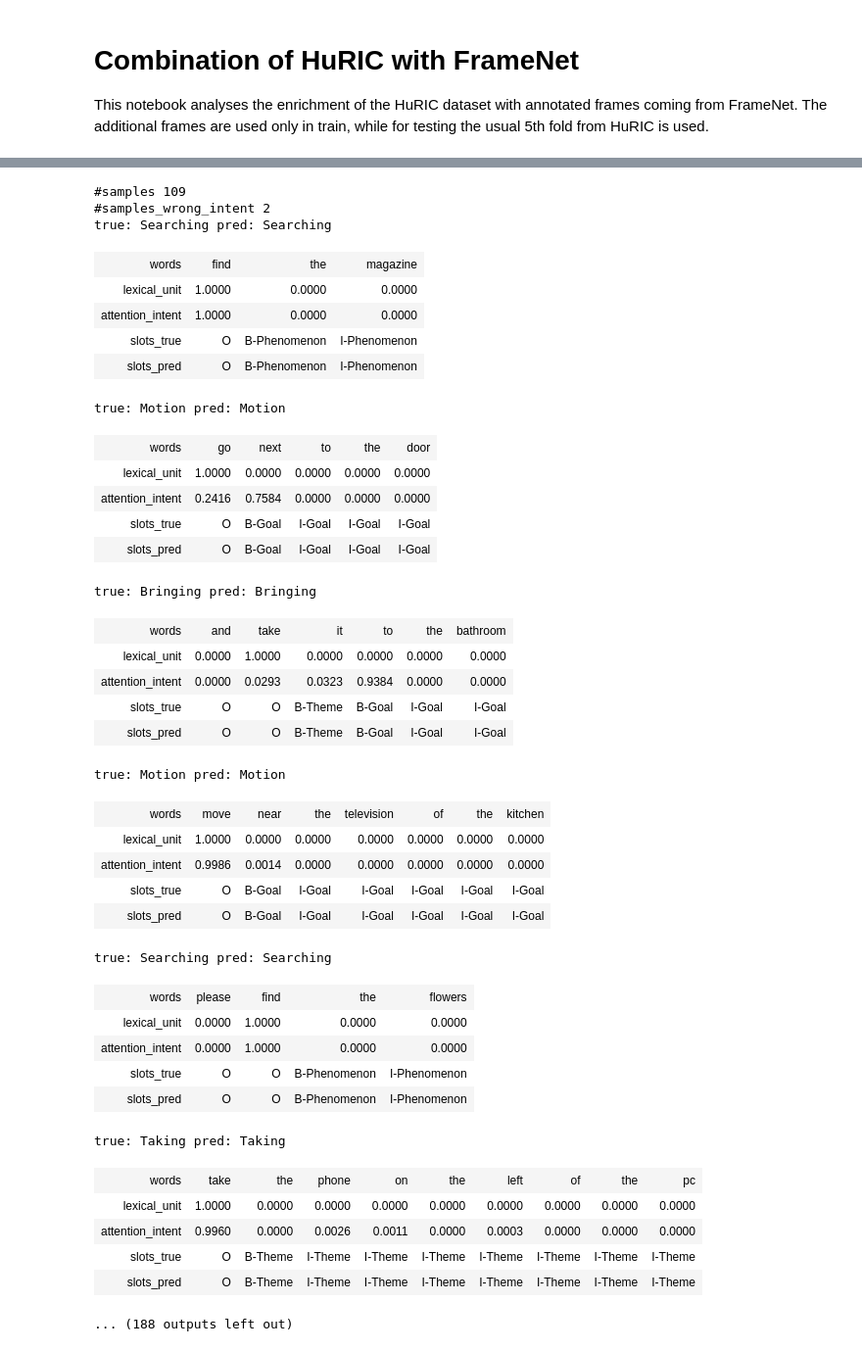
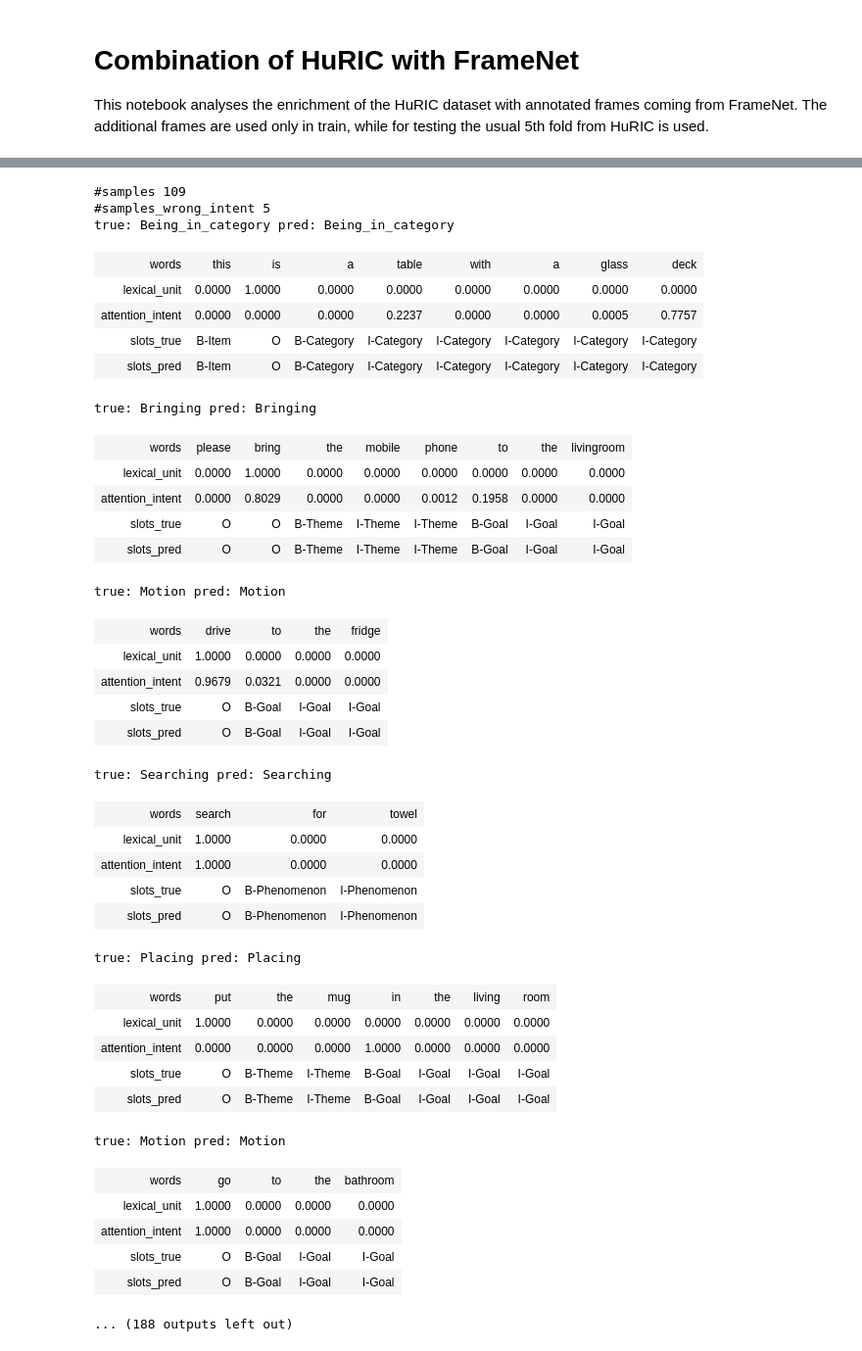
Before and after one commit to kmi-robots/hri-huric-rnn, a Jupyter notebook: notebooks/combination_huric_framenet.ipynb, the cells around one changed output, grey strips where cells are left out. Shown at 98% size. Drawn from its saved outputs; the diff is of its cells as text; code cells hidden in the pictures.

```diff
--- a/notebooks/combination_huric_framenet.ipynb
+++ b/notebooks/combination_huric_framenet.ipynb
@@ -55,47 +63,48 @@ true: Bringing pred: Bringing
 ... (188 outputs left out)
 # %%
-samples_wf = utils.load_json(FOLDER_WITH_FRAMENET, 9)
+# HuRIC + FrameNet in train, FrameNet in test
+samples_wf = utils.load_json(FOLDER_WITH_FRAMENET)
 print('#samples', len(samples))
 samples_wrong_wf = [s for s in samples_wf if s['intent_pred'] != s['intent_true']]
 print('#samples_wrong_intent', len(samples_wrong_wf))
 utils.display_all(samples_wf, False, False, False)
 # %% [output]
 #samples 109
-#samples_wrong_intent 2
-true: Searching pred: Searching
+#samples_wrong_intent 5
+true: Being_in_category pred: Being_in_category
-| words | find | the | magazine |
-| lexical_unit | 1.0000 | 0.0000 | 0.0000 |
-| attention_intent | 1.0000 | 0.0000 | 0.0000 |
-| slots_true | O | B-Phenomenon | I-Phenomenon |
-| slots_pred | O | B-Phenomenon | I-Phenomenon |
+| words | this | is | a | table | with | a | glass | deck |
+| lexical_unit | 0.0000 | 1.0000 | 0.0000 | 0.0000 | 0.0000 | 0.0000 | 0.0000 | 0.0000 |
+| attention_intent | 0.0000 | 0.0000 | 0.0000 | 0.2237 | 0.0000 | 0.0000 | 0.0005 | 0.7757 |
+| slots_true | B-Item | O | B-Category | I-Category | I-Category | I-Category | I-Category | I-Category |
+| slots_pred | B-Item | O | B-Category | I-Category | I-Category | I-Category | I-Category | I-Category |
-true: Motion pred: Motion
+true: Bringing pred: Bringing
-| words | go | next | to | the | door |
-| lexical_unit | 1.0000 | 0.0000 | 0.0000 | 0.0000 | 0.0000 |
-| attention_intent | 0.2416 | 0.7584 | 0.0000 | 0.0000 | 0.0000 |
-| slots_true | O | B-Goal | I-Goal | I-Goal | I-Goal |
-| slots_pred | O | B-Goal | I-Goal | I-Goal | I-Goal |
+| words | please | bring | the | mobile | phone | to | the | livingroom |
+| lexical_unit | 0.0000 | 1.0000 | 0.0000 | 0.0000 | 0.0000 | 0.0000 | 0.0000 | 0.0000 |
+| attention_intent | 0.0000 | 0.8029 | 0.0000 | 0.0000 | 0.0012 | 0.1958 | 0.0000 | 0.0000 |
+| slots_true | O | O | B-Theme | I-Theme | I-Theme | B-Goal | I-Goal | I-Goal |
+| slots_pred | O | O | B-Theme | I-Theme | I-Theme | B-Goal | I-Goal | I-Goal |
-true: Bringing pred: Bringing
+true: Motion pred: Motion
-| words | and | take | it | to | the | bathroom |
-| lexical_unit | 0.0000 | 1.0000 | 0.0000 | 0.0000 | 0.0000 | 0.0000 |
-| attention_intent | 0.0000 | 0.0293 | 0.0323 | 0.9384 | 0.0000 | 0.0000 |
-| slots_true | O | O | B-Theme | B-Goal | I-Goal | I-Goal |
-| slots_pred | O | O | B-Theme | B-Goal | I-Goal | I-Goal |
+| words | drive | to | the | fridge |
+| lexical_unit | 1.0000 | 0.0000 | 0.0000 | 0.0000 |
+| attention_intent | 0.9679 | 0.0321 | 0.0000 | 0.0000 |
+| slots_true | O | B-Goal | I-Goal | I-Goal |
+| slots_pred | O | B-Goal | I-Goal | I-Goal |
-true: Motion pred: Motion
+true: Searching pred: Searching
-| words | move | near | the | television | of | the | kitchen |
-| lexical_unit | 1.0000 | 0.0000 | 0.0000 | 0.0000 | 0.0000 | 0.0000 | 0.0000 |
-| attention_intent | 0.9986 | 0.0014 | 0.0000 | 0.0000 | 0.0000 | 0.0000 | 0.0000 |
-| slots_true | O | B-Goal | I-Goal | I-Goal | I-Goal | I-Goal | I-Goal |
-| slots_pred | O | B-Goal | I-Goal | I-Goal | I-Goal | I-Goal | I-Goal |
+| words | search | for | towel |
+| lexical_unit | 1.0000 | 0.0000 | 0.0000 |
+| attention_intent | 1.0000 | 0.0000 | 0.0000 |
+| slots_true | O | B-Phenomenon | I-Phenomenon |
+| slots_pred | O | B-Phenomenon | I-Phenomenon |
-true: Searching pred: Searching
+true: Placing pred: Placing
-| words | please | find | the | flowers |
-| lexical_unit | 0.0000 | 1.0000 | 0.0000 | 0.0000 |
-| attention_intent | 0.0000 | 1.0000 | 0.0000 | 0.0000 |
-| slots_true | O | O | B-Phenomenon | I-Phenomenon |
-| slots_pred | O | O | B-Phenomenon | I-Phenomenon |
+| words | put | the | mug | in | the | living | room |
+| lexical_unit | 1.0000 | 0.0000 | 0.0000 | 0.0000 | 0.0000 | 0.0000 | 0.0000 |
+| attention_intent | 0.0000 | 0.0000 | 0.0000 | 1.0000 | 0.0000 | 0.0000 | 0.0000 |
+| slots_true | O | B-Theme | I-Theme | B-Goal | I-Goal | I-Goal | I-Goal |
+| slots_pred | O | B-Theme | I-Theme | B-Goal | I-Goal | I-Goal | I-Goal |
-true: Taking pred: Taking
+true: Motion pred: Motion
-| words | take | the | phone | on | the | left | of | the | pc |
-| lexical_unit | 1.0000 | 0.0000 | 0.0000 | 0.0000 | 0.0000 | 0.0000 | 0.0000 | 0.0000 | 0.0000 |
-| attention_intent | 0.9960 | 0.0000 | 0.0026 | 0.0011 | 0.0000 | 0.0003 | 0.0000 | 0.0000 | 0.0000 |
-| slots_true | O | B-Theme | I-Theme | I-Theme | I-Theme | I-Theme | I-Theme | I-Theme | I-Theme |
-| slots_pred | O | B-Theme | I-Theme | I-Theme | I-Theme | I-Theme | I-Theme | I-Theme | I-Theme |
+| words | go | to | the | bathroom |
+| lexical_unit | 1.0000 | 0.0000 | 0.0000 | 0.0000 |
+| attention_intent | 1.0000 | 0.0000 | 0.0000 | 0.0000 |
+| slots_true | O | B-Goal | I-Goal | I-Goal |
+| slots_pred | O | B-Goal | I-Goal | I-Goal |
 ... (188 outputs left out)
```
Also changed, not shown: parts of 5 cells of this notebook, 2 other files.
